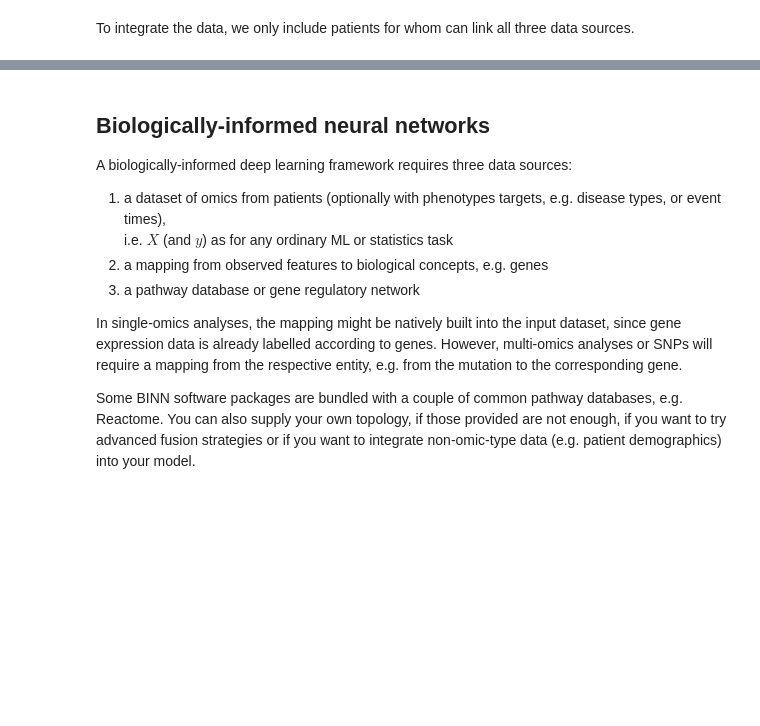
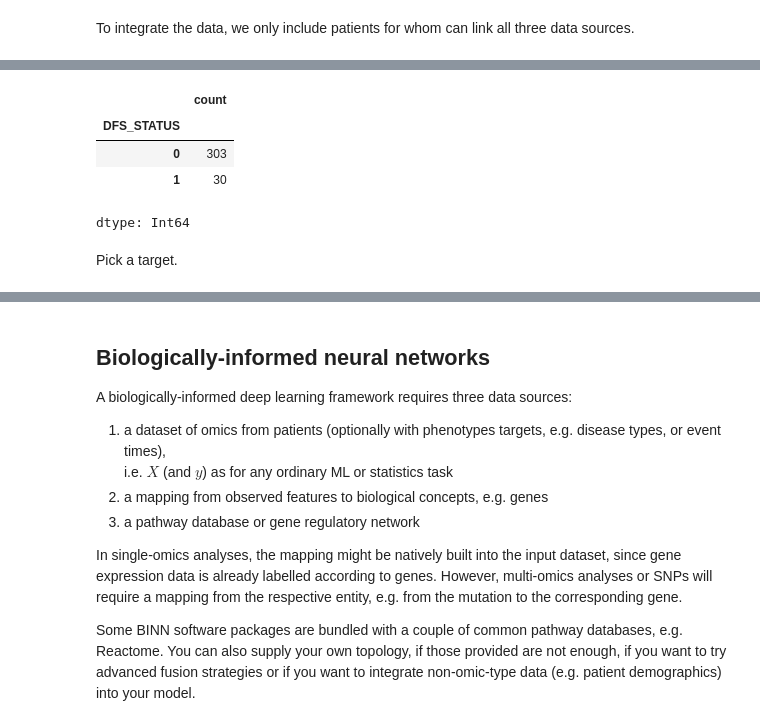
Before and after one commit to datasciapps/trifels2025, a Jupyter notebook: binn.ipynb, the cells around one changed output, grey strips where cells are left out. Saved outputs shown, nothing was run; the diff lists cells and outputs as text; code cells hidden in the pictures; blank space fills up the shorter version.

```diff
--- a/binn.ipynb
+++ b/binn.ipynb
@@ -243,0 +221,11 @@ MergeError: Not allowed to merge between different levels. (1 levels on the left
+# %%
+merged_data = merged_data.dropna()
+merged_data['DFS_STATUS'].value_counts(dropna=False)
+# %% [output]
+|  | count |
+| DFS_STATUS |  |
+| 0 | 303 |
+| 1 | 30 |
+dtype: Int64
+# %% [markdown]
+Pick a target.
```
Also changed, not shown: parts of 15 cells of this notebook.
